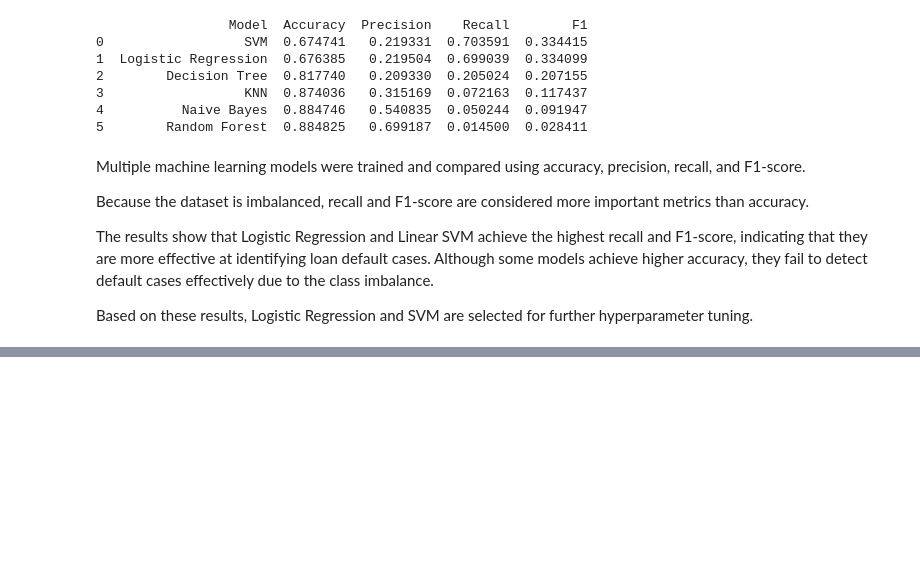
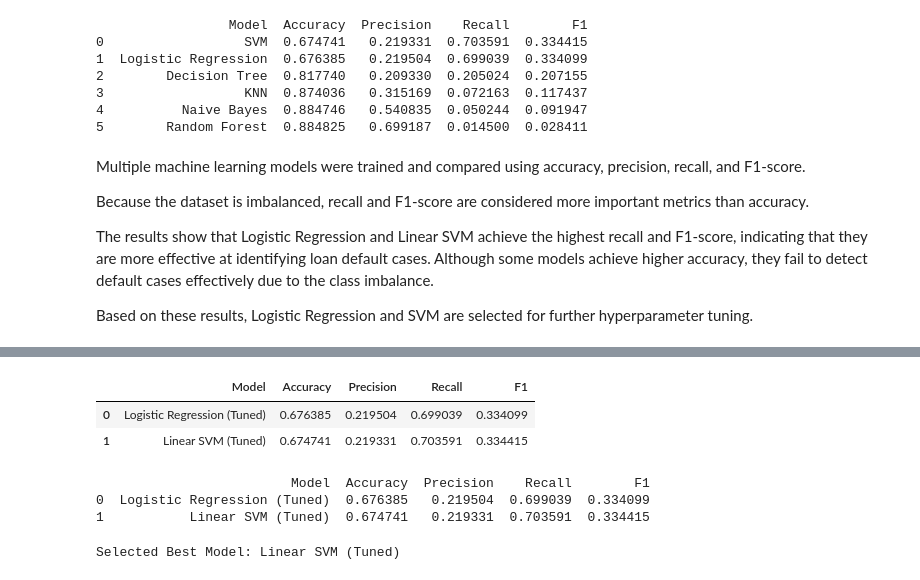
Before and after one commit to AromalDileep/traditional_ml, a Jupyter notebook: notebooks/15_end_to_end_project.ipynb, the cells around one changed output, grey strips where cells are left out. Drawn from its saved outputs; the diff is of its cells as text; code cells hidden in the pictures; blank space fills up the shorter version.

```diff
--- a/notebooks/15_end_to_end_project.ipynb
+++ b/notebooks/15_end_to_end_project.ipynb
@@ -603,0 +628,7 @@ Based on these results, Logistic Regression and SVM are selected for further hyp
+# %%
+from sklearn.model_selection import GridSearchCV
+
+log_pipeline = Pipeline([
+    ("preprocessor", preprocessor),
+    ("model", LogisticRegression(max_iter=1000, class_weight="balanced"))
+])
@@ -603,0 +828,35 @@ Based on these results, Logistic Regression and SVM are selected for further hyp
+# %%
+final_results = pd.DataFrame([
+    ["Logistic Regression (Tuned)",
+     accuracy_score(y_test, y_pred_log),
+     precision_score(y_test, y_pred_log),
+     recall_score(y_test, y_pred_log),
+     f1_score(y_test, y_pred_log)],
+
+    ["Linear SVM (Tuned)",
+     accuracy_score(y_test, y_pred_svm),
+     precision_score(y_test, y_pred_svm),
+     recall_score(y_test, y_pred_svm),
+     f1_score(y_test, y_pred_svm)]
+], columns=["Model", "Accuracy", "Precision", "Recall", "F1"])
+
+final_results
+# %% [output]
+|  | Model | Accuracy | Precision | Recall | F1 |
+| 0 | Logistic Regression (Tuned) | 0.676385 | 0.219504 | 0.699039 | 0.334099 |
+| 1 | Linear SVM (Tuned) | 0.674741 | 0.219331 | 0.703591 | 0.334415 |
+# %%
+print(final_results)
+# %% [output]
+                         Model  Accuracy  Precision    Recall        F1
+0  Logistic Regression (Tuned)  0.676385   0.219504  0.699039  0.334099
+1           Linear SVM (Tuned)  0.674741   0.219331  0.703591  0.334415
+# %%
+best_model_name = final_results.sort_values(
+    by=["F1", "Recall"],
+    ascending=False
+).iloc[0]["Model"]
+
+print("Selected Best Model:", best_model_name)
+# %% [output]
+Selected Best Model: Linear SVM (Tuned)
```
Also changed, not shown: parts of 24 cells of this notebook.
